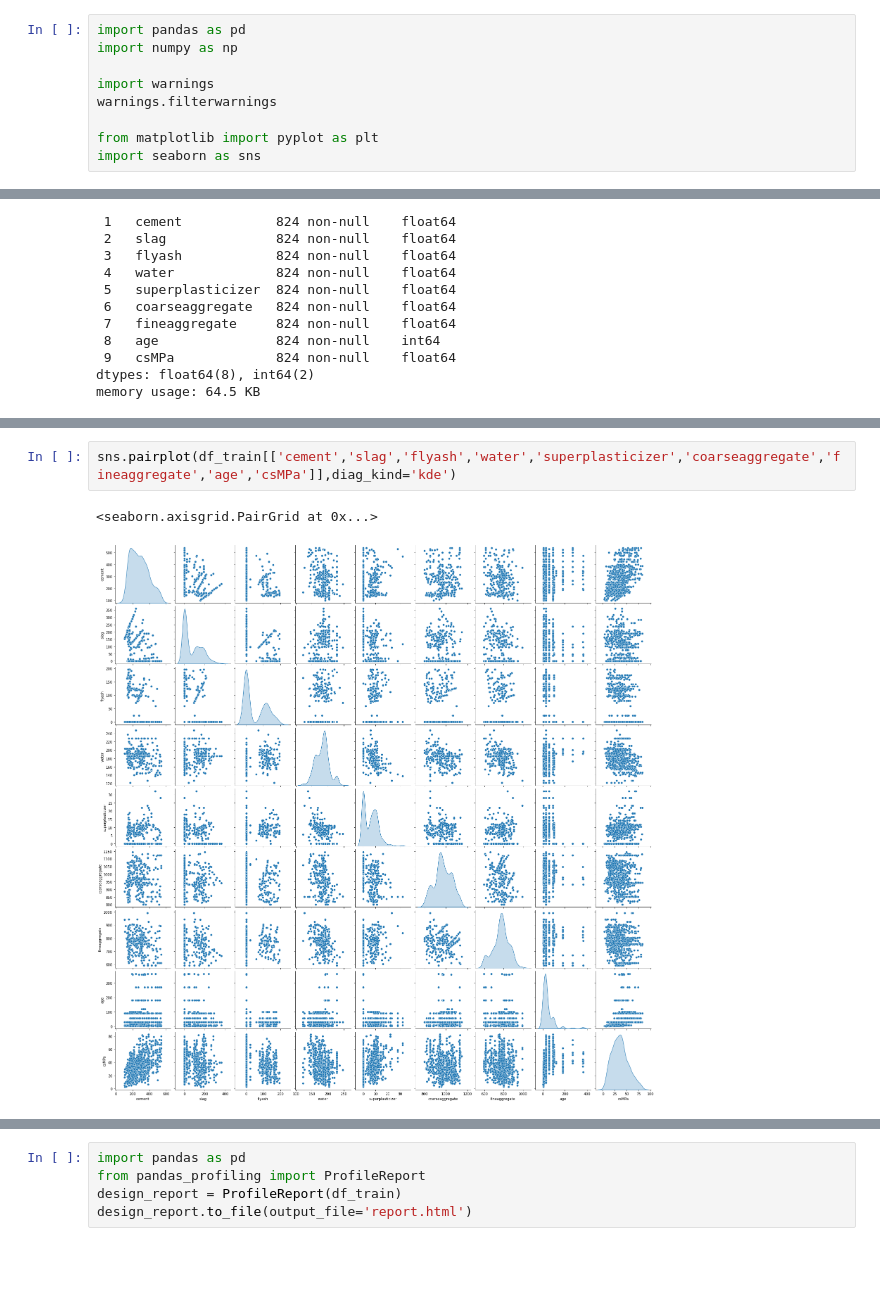
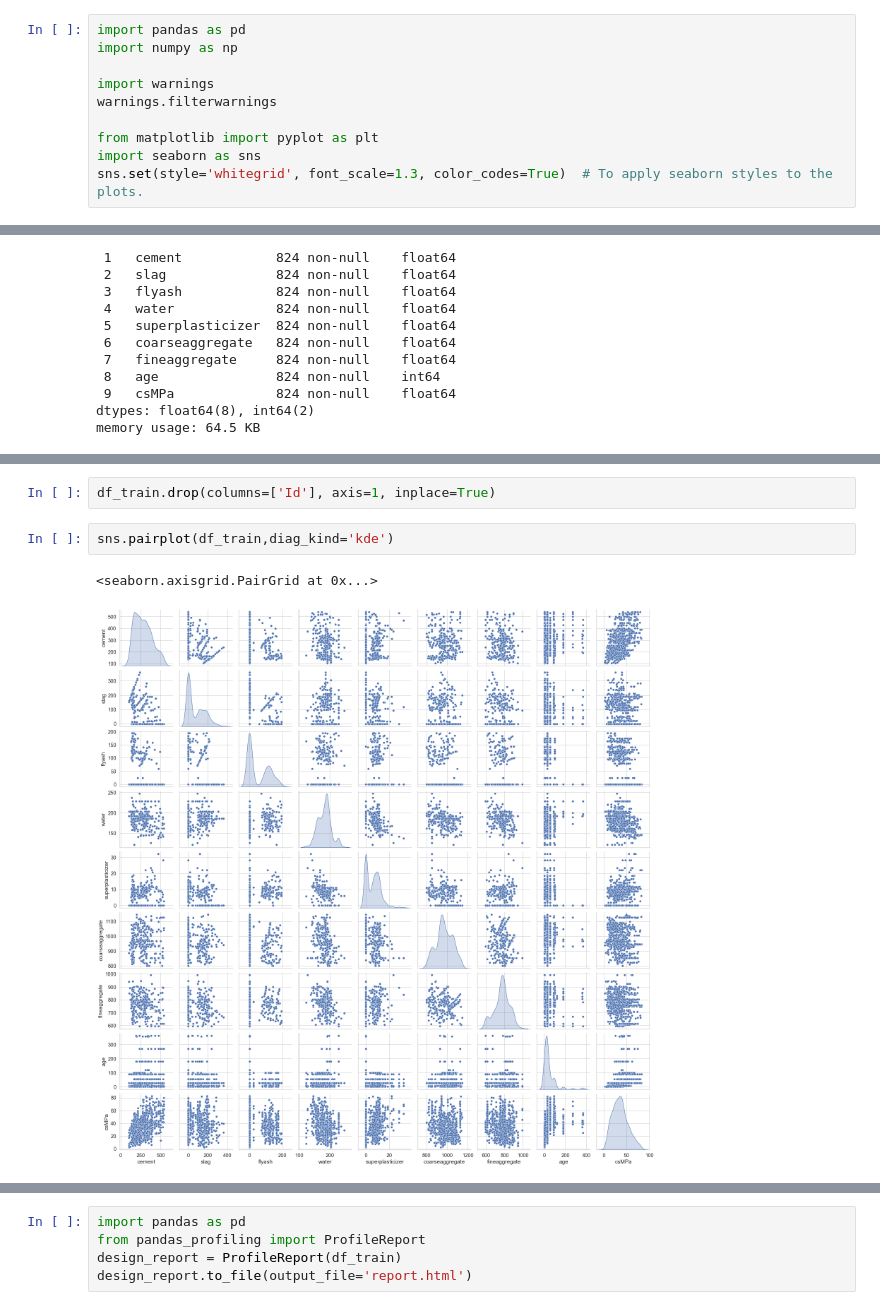
Before and after one commit to Karunakarbugide/CONCRETE-COMPRESSIVE-STRENGHT-PREDICTION, a Jupyter notebook: CONCRETE_COMPRESSIVE_STRENGHT_PREDICTION.ipynb, the cells around one changed output, grey strips where cells are left out. Cells and saved outputs as stored; diff of their text form; blank space fills up the shorter version.

```diff
--- a/CONCRETE_COMPRESSIVE_STRENGHT_PREDICTION.ipynb
+++ b/CONCRETE_COMPRESSIVE_STRENGHT_PREDICTION.ipynb
@@ -7,6 +7,7 @@ warnings.filterwarnings
 
 from matplotlib import pyplot as plt
 import seaborn as sns
+sns.set(style='whitegrid', font_scale=1.3, color_codes=True)  # To apply seaborn styles to the plots.
 # %%
 df_train = pd.read_csv('concrete_train.csv')
 # %%
@@ -32,6 +60,8 @@ memory usage: 64.5 KB
+# %%
+df_train.drop(columns=['Id'], axis=1, inplace=True)
 # %%
-sns.pairplot(df_train[['cement','slag','flyash','water','superplasticizer','coarseaggregate','fineaggregate','age','csMPa']],diag_kind='kde')
+sns.pairplot(df_train,diag_kind='kde')
 # %% [output]
 <seaborn.axisgrid.PairGrid at 0x...>
-[figure, old version]
+[figure, new version]
 # %%
```
Also changed, not shown: parts of 23 cells of this notebook, 2 other files.
